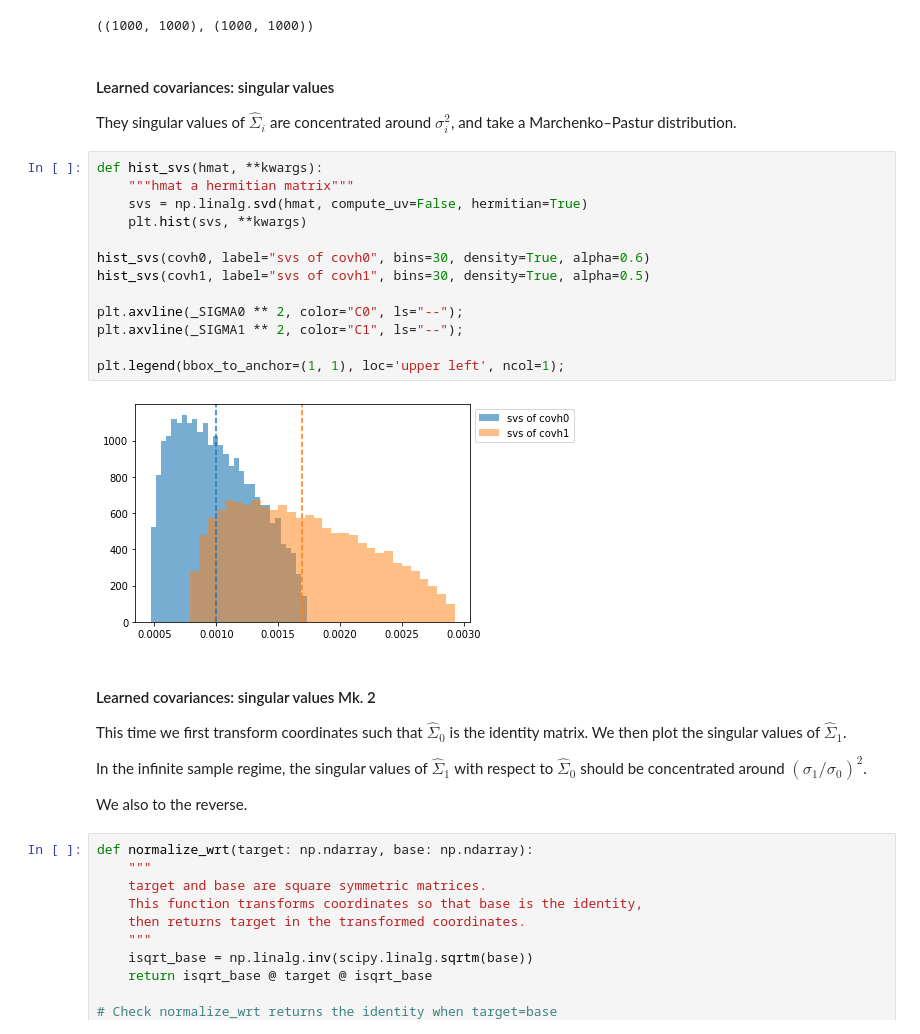
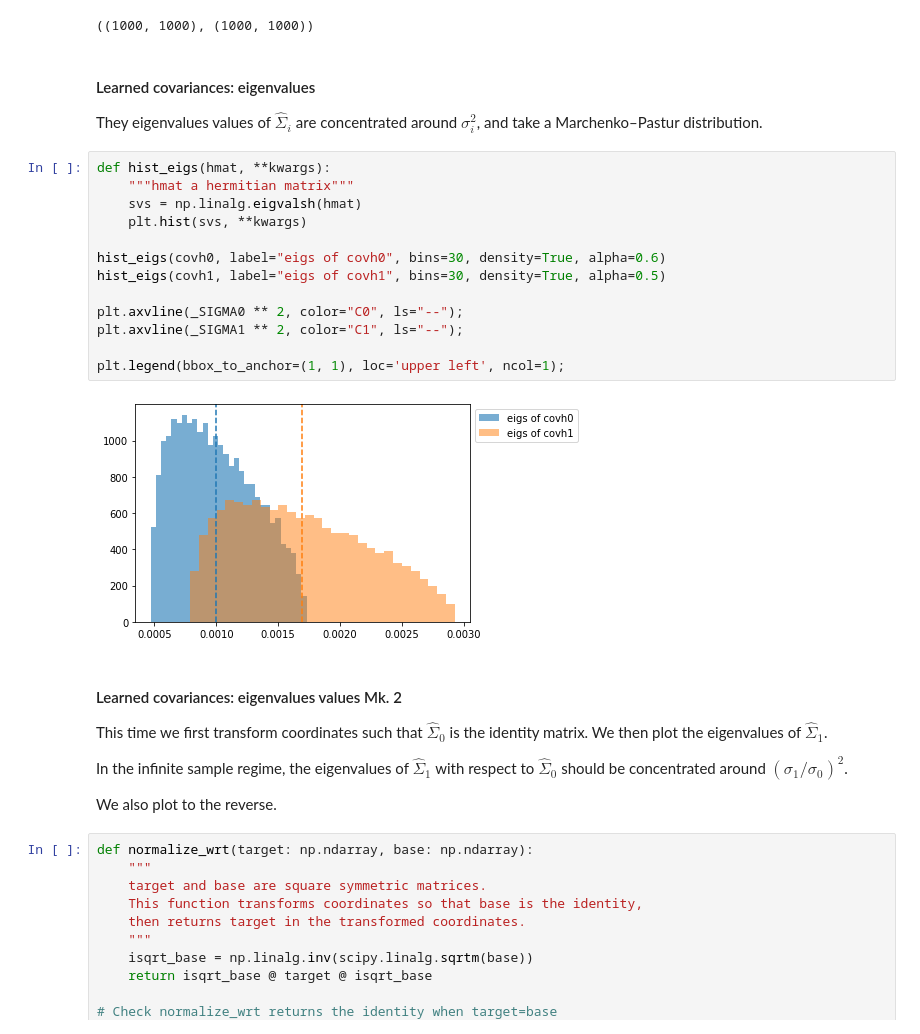
Before and after one commit to GilgameshxZero/adversarial-ntks, a Jupyter notebook: notebooks/adv-spheres/gaussian-lrt.ipynb, the cells around one changed output. Cells and saved outputs as stored; diff of their text form.

```diff
--- a/notebooks/adv-spheres/gaussian-lrt.ipynb
+++ b/notebooks/adv-spheres/gaussian-lrt.ipynb
@@ -77,34 +77,34 @@ covh0.shape, covh1.shape
 # %% [output]
 ((1000, 1000), (1000, 1000))
 # %% [markdown]
-#### Learned covariances: singular values
+#### Learned covariances: eigenvalues
 
-They singular values of $\hat{\Sigma}_i$ are concentrated around $\sigma_i^2$,
+They eigenvalues values of $\hat{\Sigma}_i$ are concentrated around $\sigma_i^2$,
 and take a Marchenko–Pastur distribution.
 # %%
-def hist_svs(hmat, **kwargs):
+def hist_eigs(hmat, **kwargs):
     """hmat a hermitian matrix"""
-    svs = np.linalg.svd(hmat, compute_uv=False, hermitian=True)
+    svs = np.linalg.eigvalsh(hmat)
     plt.hist(svs, **kwargs)
 
-hist_svs(covh0, label="svs of covh0", bins=30, density=True, alpha=0.6)
-hist_svs(covh1, label="svs of covh1", bins=30, density=True, alpha=0.5)
+hist_eigs(covh0, label="eigs of covh0", bins=30, density=True, alpha=0.6)
+hist_eigs(covh1, label="eigs of covh1", bins=30, density=True, alpha=0.5)
 
 plt.axvline(_SIGMA0 ** 2, color="C0", ls="--");
 plt.axvline(_SIGMA1 ** 2, color="C1", ls="--");
 
 plt.legend(bbox_to_anchor=(1, 1), loc='upper left', ncol=1);
 # %% [output]
-[figure, old version]
+[figure, new version]
 # %% [markdown]
-#### Learned covariances: singular values Mk. 2
+#### Learned covariances: eigenvalues values Mk. 2
 This time we first transform coordinates such that $\hat{\Sigma}_0$ is the identity matrix.
-We then plot the singular values of $\hat{\Sigma}_1$.
+We then plot the eigenvalues of $\hat{\Sigma}_1$.
 
-In the infinite sample regime, the singular values of $\hat{\Sigma}_1$ with respect to $\hat{\Sigma}_0$
+In the infinite sample regime, the eigenvalues of $\hat{\Sigma}_1$ with respect to $\hat{\Sigma}_0$
 should be concentrated around $(\sigma_1 / \sigma_0)^2$.
 
-We also to the reverse.
+We also plot to the reverse.
 # %%
 def normalize_wrt(target: np.ndarray, base: np.ndarray):
     """
```
Also changed, not shown: parts of 3 cells of this notebook.
